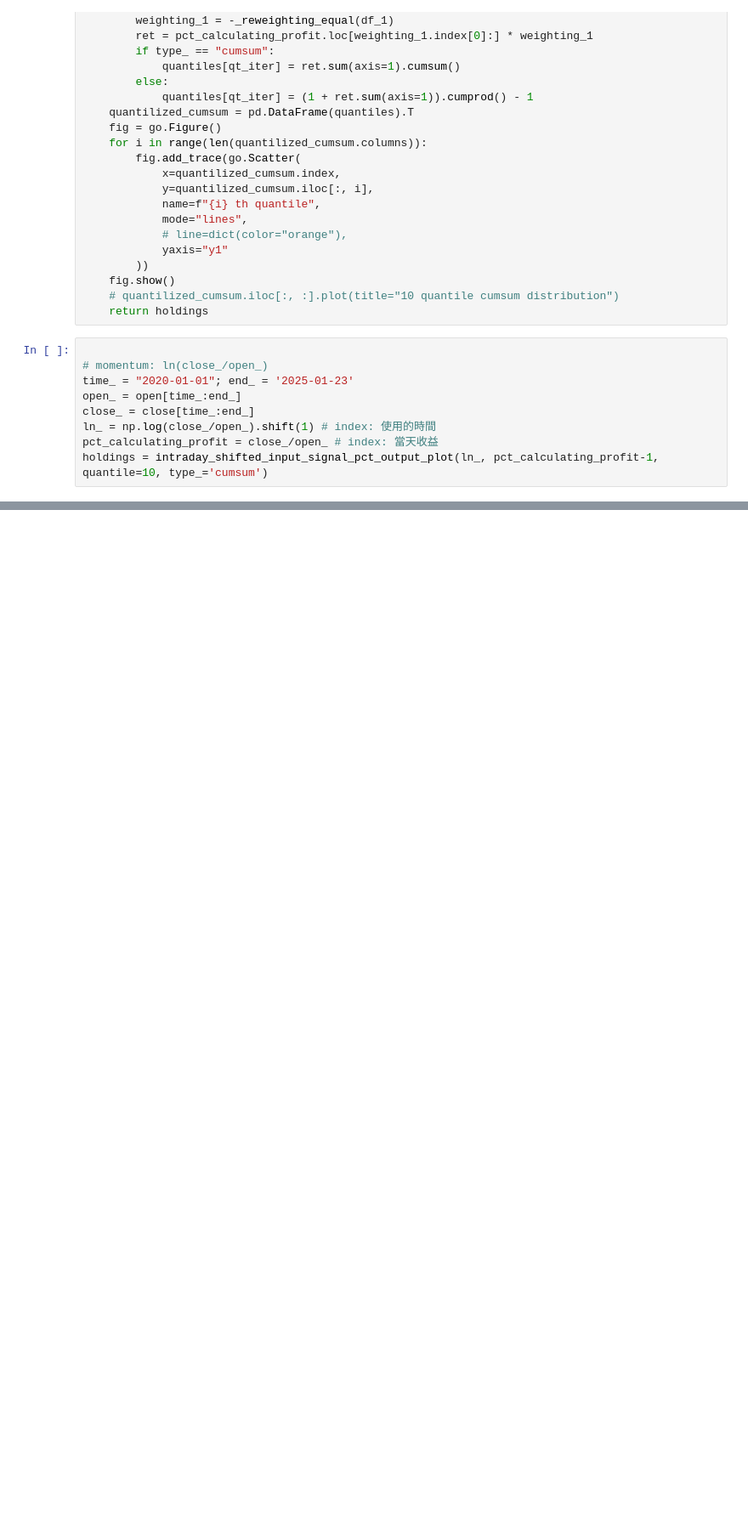
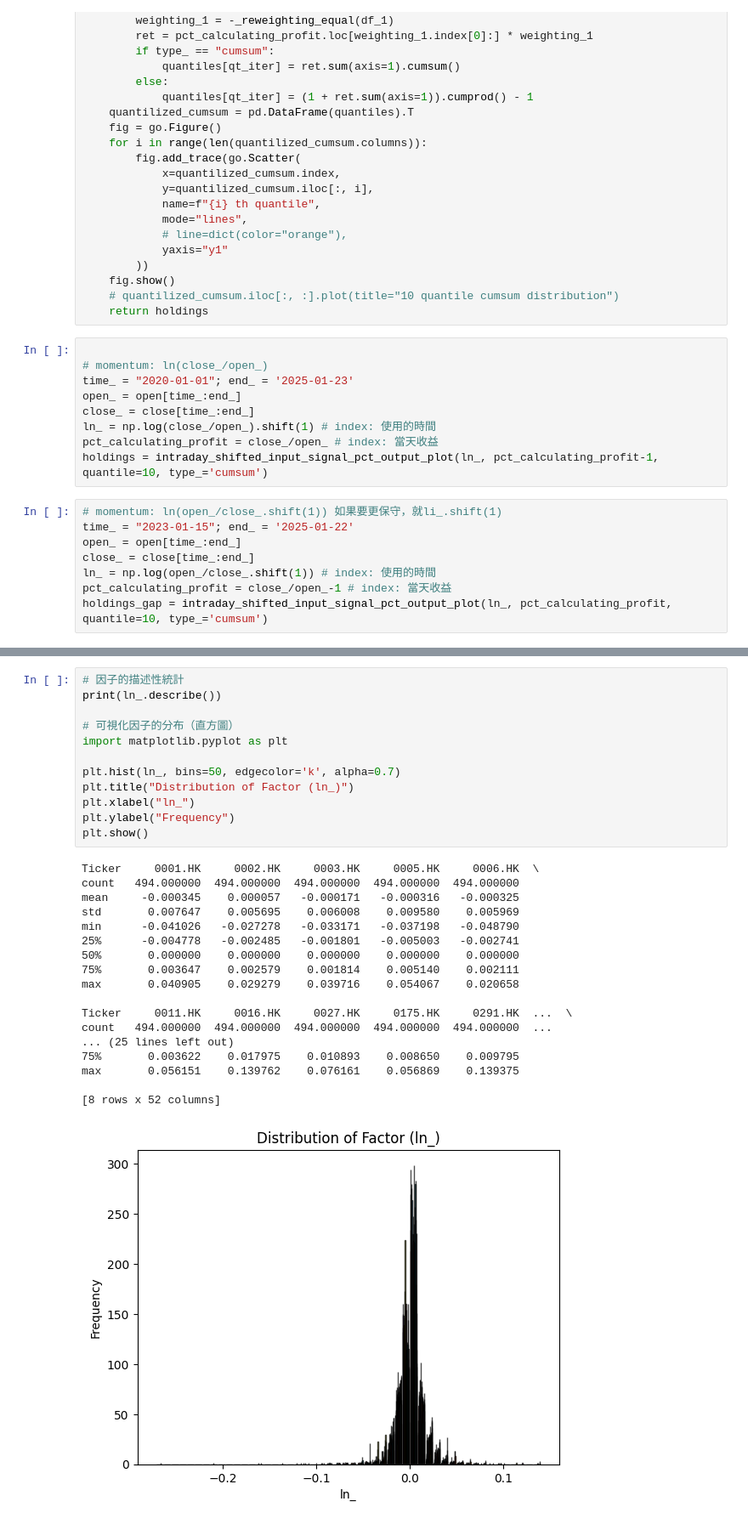
Before and after one commit to tsungyou/2025, a Jupyter notebook: outcomes/hk_intraday_momentumInv.ipynb, the cells around one changed output, grey strips where cells are left out. Shown at 85% size. Cells and saved outputs as stored; diff of their text form; blank space fills up the shorter version.

```diff
--- a/outcomes/hk_intraday_momentumInv.ipynb
+++ b/outcomes/hk_intraday_momentumInv.ipynb
@@ -78,3 +78,11 @@ close_ = close[time_:end_]
 ln_ = np.log(close_/open_).shift(1) # index: 使用的時間
 pct_calculating_profit = close_/open_ # index: 當天收益
 holdings = intraday_shifted_input_signal_pct_output_plot(ln_, pct_calculating_profit-1, quantile=10, type_='cumsum')
+# %%
+# momentum: ln(open_/close_.shift(1)) 如果要更保守，就li_.shift(1)
+time_ = "2023-01-15"; end_ = '2025-01-22'
+open_ = open[time_:end_]
+close_ = close[time_:end_]
+ln_ = np.log(open_/close_.shift(1)) # index: 使用的時間
+pct_calculating_profit = close_/open_-1 # index: 當天收益
+holdings_gap = intraday_shifted_input_signal_pct_output_plot(ln_, pct_calculating_profit, quantile=10, type_='cumsum')
@@ -91 +110,32 @@ close_.iloc[-1][holdings.iloc[-2]], holdings.iloc[-1]
  ['2219.HK', '2386.HK', '0011.HK', '2382.HK', '0001.HK'])
+# %%
+# 因子的描述性統計
+print(ln_.describe())
+
+# 可視化因子的分布（直方圖）
+import matplotlib.pyplot as plt
+
+plt.hist(ln_, bins=50, edgecolor='k', alpha=0.7)
+plt.title("Distribution of Factor (ln_)")
+plt.xlabel("ln_")
+plt.ylabel("Frequency")
+plt.show()
+# %% [output]
+Ticker     0001.HK     0002.HK     0003.HK     0005.HK     0006.HK  \
+count   494.000000  494.000000  494.000000  494.000000  494.000000
+mean     -0.000345    0.000057   -0.000171   -0.000316   -0.000325
+std       0.007647    0.005695    0.006008    0.009580    0.005969
+min      -0.041026   -0.027278   -0.033171   -0.037198   -0.048790
+25%      -0.004778   -0.002485   -0.001801   -0.005003   -0.002741
+50%       0.000000    0.000000    0.000000    0.000000    0.000000
+75%       0.003647    0.002579    0.001814    0.005140    0.002111
+max       0.040905    0.029279    0.039716    0.054067    0.020658
+
+Ticker     0011.HK     0016.HK     0027.HK     0175.HK     0291.HK  ...  \
+count   494.000000  494.000000  494.000000  494.000000  494.000000  ...
+... (25 lines left out)
+75%       0.003622    0.017975    0.010893    0.008650    0.009795
+max       0.056151    0.139762    0.076161    0.056869    0.139375
+
+[8 rows x 52 columns]
+[figure, added]
```
Also changed, not shown: parts of 5 cells of this notebook, 1 other file.
